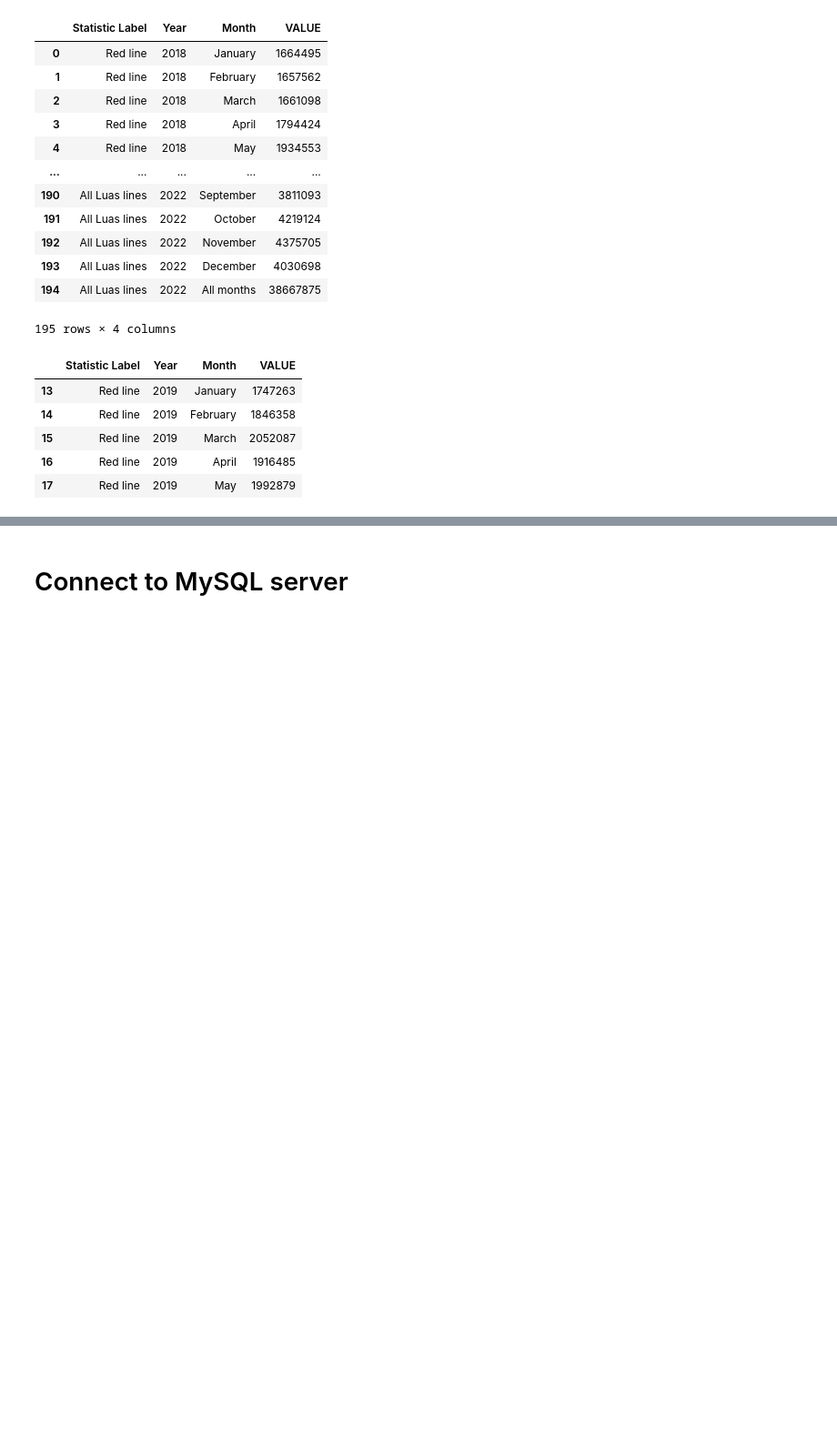
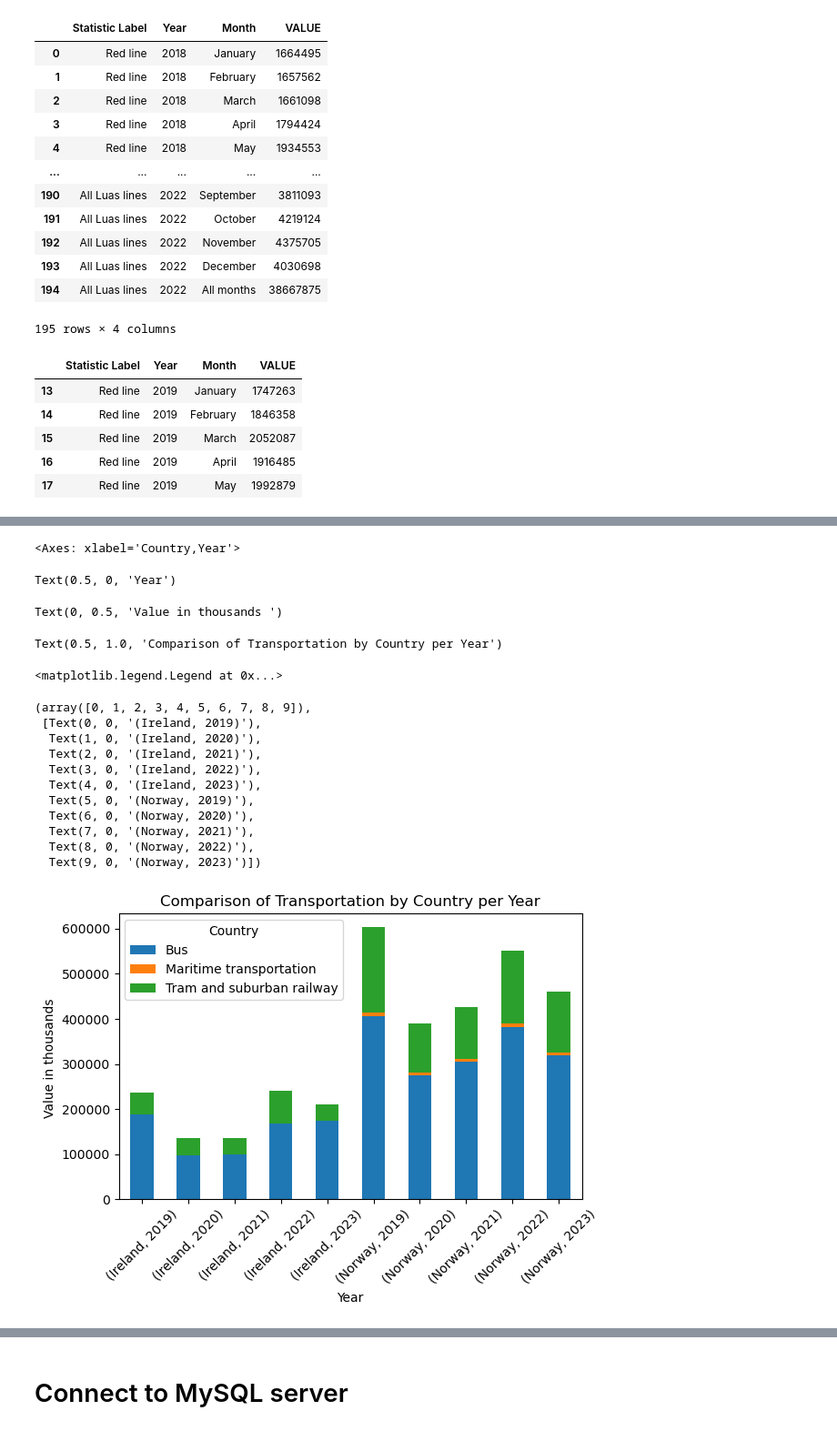
Before and after one commit to diagarmar29/Transport-in-Ireland-CA2, a Jupyter notebook: Transport.ipynb, the cells around one changed output, grey strips where cells are left out. Shown at 91% size. Cells and saved outputs as stored; diff of their text form; code cells hidden in the pictures; blank space fills up the shorter version.

```diff
--- a/Transport.ipynb
+++ b/Transport.ipynb
@@ -655,0 +629,3 @@ NZL_1
+# %%
+NRWW_3[['Year', 'Quarter']] = NRWW_3['Year'].str.extract(r'(\d{4})(K\d)')
+NRWW_3.head()
@@ -655,0 +639,5 @@ NZL_1
+# %%
+NRWW_3['Country'] = 'Norway'
+# %%
+Transport = pd.concat([Ireland, NRWW_3], ignore_index=True)
+Transport
@@ -655,0 +707,3 @@ NZL_1
+# %%
+Transport_Year = Transport.groupby(['Year', 'Country', 'Mode of Transport'])['VALUE'].sum().reset_index()
+Transport_Year.head()
@@ -655,0 +752,32 @@ NZL_1
+# %%
+
+# Group by country and year, summing the transportation values
+#grouped = Transport_Year.groupby(['Country', 'Year'])['VALUE'].sum().unstack()
+grouped = Transport_Year.groupby(['Country', 'Year', 'Mode of Transport'])['VALUE'].sum().unstack().fillna(0)
+
+grouped.plot(kind='bar', stacked=True)
+plt.xlabel('Year')
+plt.ylabel('Value in thousands ')
+plt.title('Comparison of Transportation by Country per Year')
+plt.legend(title='Country')
+plt.xticks(rotation=45)
+plt.tight_layout()
+plt.show()
+# %% [output]
+<Axes: xlabel='Country,Year'>
+Text(0.5, 0, 'Year')
+Text(0, 0.5, 'Value in thousands ')
+Text(0.5, 1.0, 'Comparison of Transportation by Country per Year')
+<matplotlib.legend.Legend at 0x...>
+(array([0, 1, 2, 3, 4, 5, 6, 7, 8, 9]),
+ [Text(0, 0, '(Ireland, 2019)'),
+  Text(1, 0, '(Ireland, 2020)'),
+  Text(2, 0, '(Ireland, 2021)'),
+  Text(3, 0, '(Ireland, 2022)'),
+  Text(4, 0, '(Ireland, 2023)'),
+  Text(5, 0, '(Norway, 2019)'),
+  Text(6, 0, '(Norway, 2020)'),
+  Text(7, 0, '(Norway, 2021)'),
+  Text(8, 0, '(Norway, 2022)'),
+  Text(9, 0, '(Norway, 2023)')])
+[figure, added]
```
Also changed, not shown: parts of 89 cells of this notebook.
